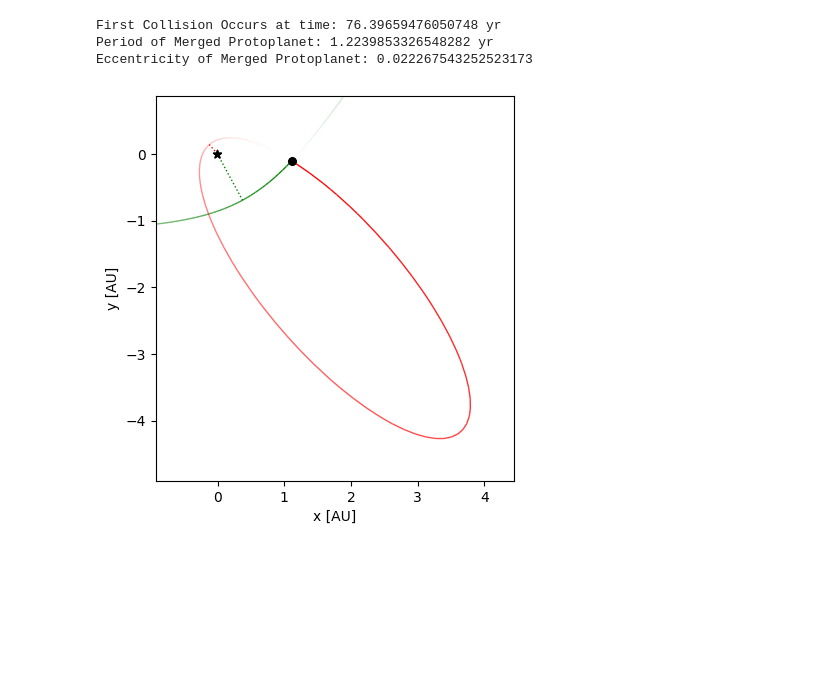
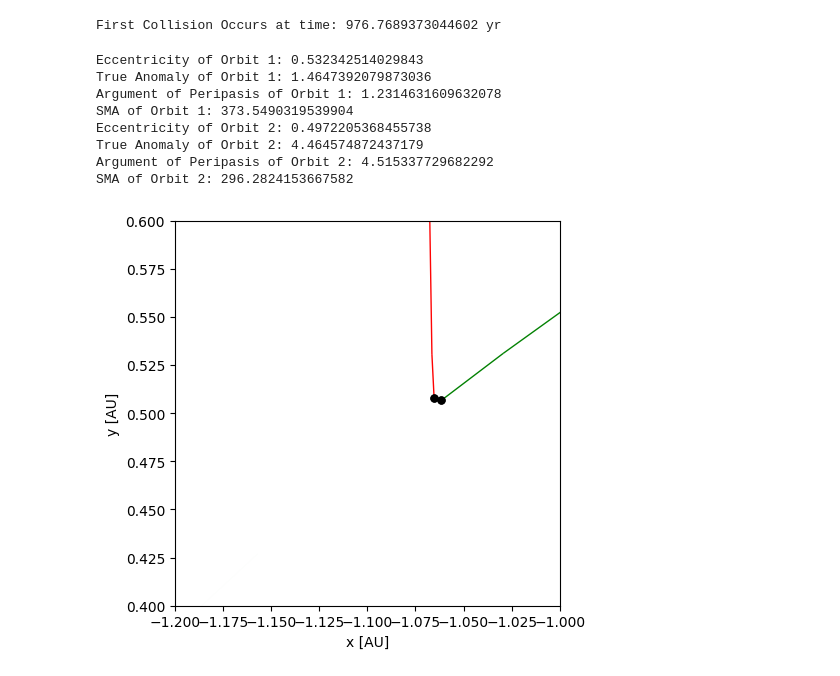
Before and after one commit to SudatKhan/ureca_repo, a Jupyter notebook: hill_instability.ipynb, the cells around one changed output. Saved outputs shown, nothing was run; the diff lists cells and outputs as text; code cells hidden in the pictures; blank space fills up the shorter version.

```diff
--- a/hill_instability.ipynb
+++ b/hill_instability.ipynb
@@ -118,11 +99,27 @@ sim.integrate(tmax)
 
 period2 = np.array([i.P for i in sim.calculate_orbits()])
 eccentricity = np.array([i.e for i in sim.calculate_orbits()])
-
-print(f'Period of Merged Protoplanet: {period2[0]} yr')
-print(f"Eccentricity of Merged Protoplanet: {eccentricity[0]}")
 # %% [output]
-First Collision Occurs at time: 76.39659476050748 yr
-Period of Merged Protoplanet: 1.2239853326548282 yr
-Eccentricity of Merged Protoplanet: 0.022267543252523173
+First Collision Occurs at time: 976.7689373044602 yr
-[figure, removed]
+# %%
+sim = setupSimulation()
+sim.integrate(976.7685)
+fig = rebound.OrbitPlot(sim, unitlabel='[AU]', color=['green', 'red'], periastron=True, ylim =[0.4,0.6], xlim=[-1.2,-1])
+print(f'Eccentricity of Orbit 1: {sim.calculate_orbits()[0].e}')
+print(f'True Anomaly of Orbit 1: {sim.calculate_orbits()[0].f}')
+print(f'Argument of Peripasis of Orbit 1: {sim.calculate_orbits()[0].omega}')
+print(f'SMA of Orbit 1: {215.032*sim.calculate_orbits()[0].a}')
+print(f'Eccentricity of Orbit 2: {sim.calculate_orbits()[1].e}')
+print(f'True Anomaly of Orbit 2: {sim.calculate_orbits()[1].f}')
+print(f'Argument of Peripasis of Orbit 2: {sim.calculate_orbits()[1].omega}')
+print(f'SMA of Orbit 2: {215.032*sim.calculate_orbits()[1].a}')
+# %% [output]
+Eccentricity of Orbit 1: 0.532342514029843
+True Anomaly of Orbit 1: 1.4647392079873036
+Argument of Peripasis of Orbit 1: 1.2314631609632078
+SMA of Orbit 1: 373.5490319539904
+Eccentricity of Orbit 2: 0.4972205368455738
+True Anomaly of Orbit 2: 4.464574872437179
+Argument of Peripasis of Orbit 2: 4.515337729682292
+SMA of Orbit 2: 296.2824153667582
+[figure, added]
```
Also changed, not shown: parts of 8 cells of this notebook.
